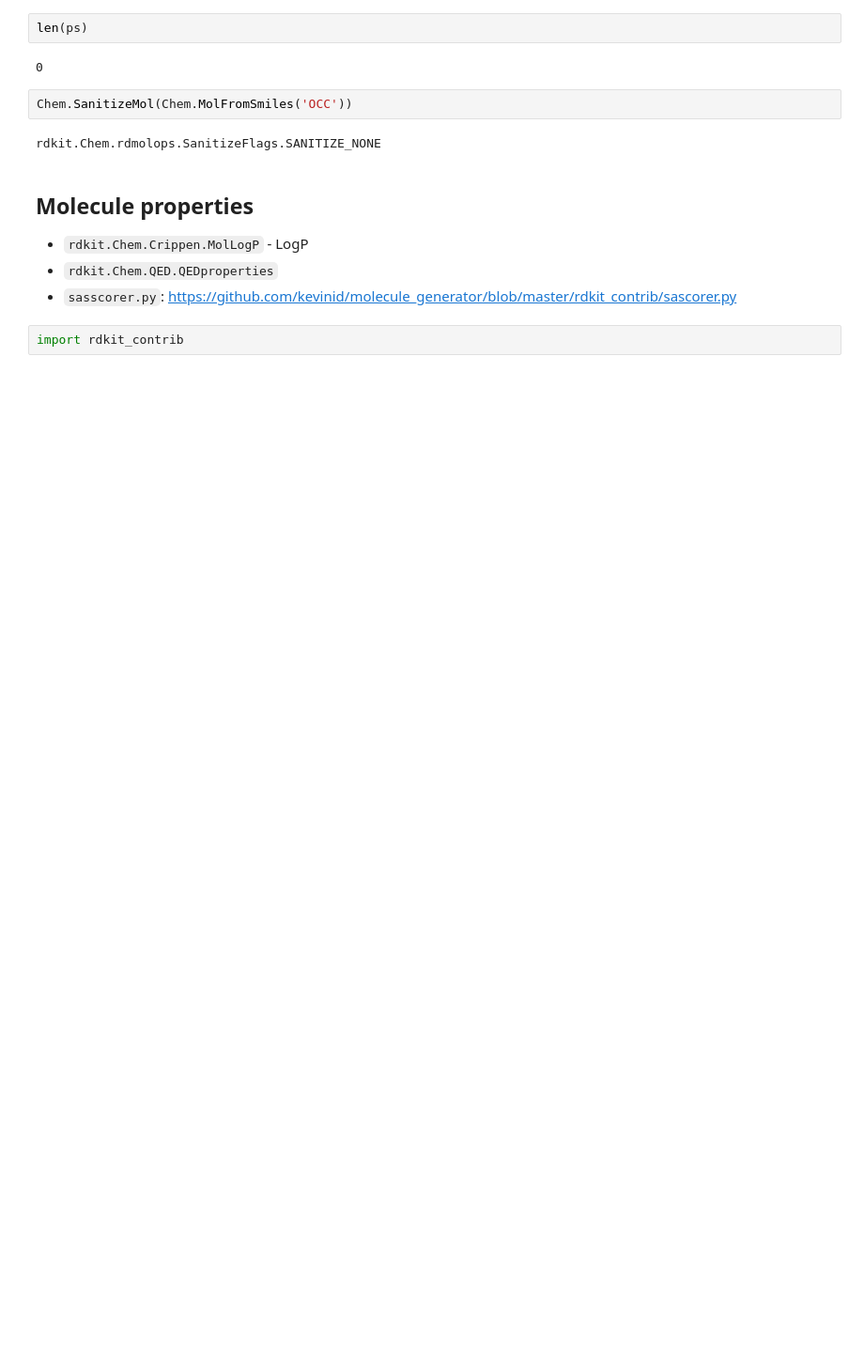
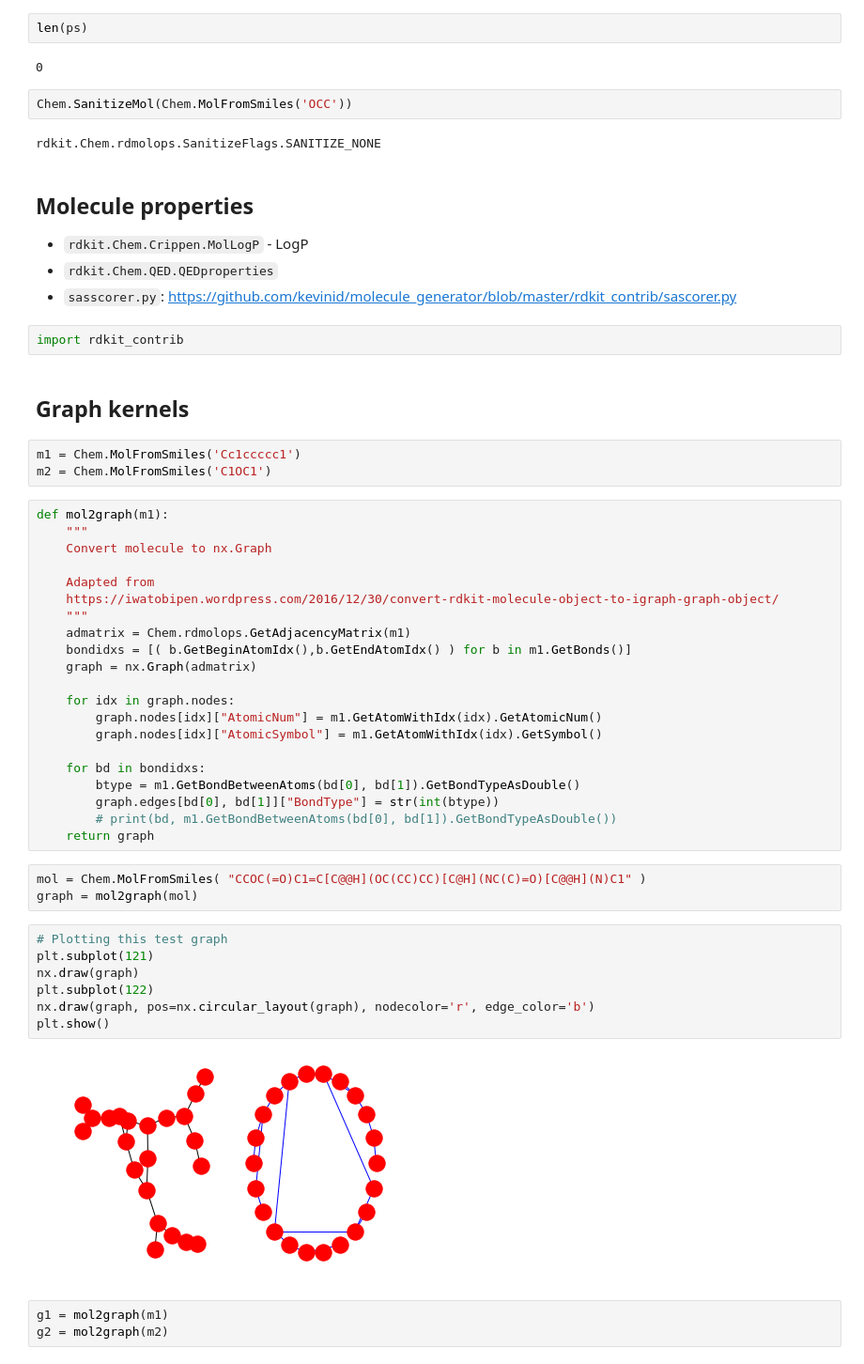
Before and after one commit to ks-korovina/chemistry_experiments, a Jupyter notebook: Random.ipynb, the cells around one changed output. Shown: that part at 94% size. Saved outputs shown, nothing was run; the diff lists cells and outputs as text; blank space fills up the shorter version.

Commit message:
major restructuring to match nasbot/dragonfly+setup for BO; graph kernels and installation instructions

```diff
--- a/Random.ipynb
+++ b/Random.ipynb
@@ -109,3 +123,44 @@ rdkit.Chem.rdmolops.SanitizeFlags.SANITIZE_NONE
 * `sasscorer.py`: https://github.com/kevinid/molecule_generator/blob/master/rdkit_contrib/sascorer.py
 # %%
 import rdkit_contrib
+# %% [markdown]
+## Graph kernels
+# %%
+m1 = Chem.MolFromSmiles('Cc1ccccc1')
+m2 = Chem.MolFromSmiles('C1OC1')
+# %%
+def mol2graph(m1):
+    """
+    Convert molecule to nx.Graph
+
+    Adapted from
+    https://iwatobipen.wordpress.com/2016/12/30/convert-rdkit-molecule-object-to-igraph-graph-object/
+    """
+    admatrix = Chem.rdmolops.GetAdjacencyMatrix(m1)
+    bondidxs = [( b.GetBeginAtomIdx(),b.GetEndAtomIdx() ) for b in m1.GetBonds()]
+    graph = nx.Graph(admatrix)
+
+    for idx in graph.nodes:
+        graph.nodes[idx]["AtomicNum"] = m1.GetAtomWithIdx(idx).GetAtomicNum()
+        graph.nodes[idx]["AtomicSymbol"] = m1.GetAtomWithIdx(idx).GetSymbol()
+
+    for bd in bondidxs:
+        btype = m1.GetBondBetweenAtoms(bd[0], bd[1]).GetBondTypeAsDouble()
+        graph.edges[bd[0], bd[1]]["BondType"] = str(int(btype))
+        # print(bd, m1.GetBondBetweenAtoms(bd[0], bd[1]).GetBondTypeAsDouble())
+    return graph
+# %%
+mol = Chem.MolFromSmiles( "CCOC(=O)C1=C[C@@H](OC(CC)CC)[C@H](NC(C)=O)[C@@H](N)C1" )
+graph = mol2graph(mol)
+# %%
+# Plotting this test graph
+plt.subplot(121)
+nx.draw(graph)
+plt.subplot(122)
+nx.draw(graph, pos=nx.circular_layout(graph), nodecolor='r', edge_color='b')
+plt.show()
+# %% [output]
+[figure, added]
+# %%
+g1 = mol2graph(m1)
+g2 = mol2graph(m2)
```
Also changed, not shown: parts of 8 cells of this notebook, 57 other files.
